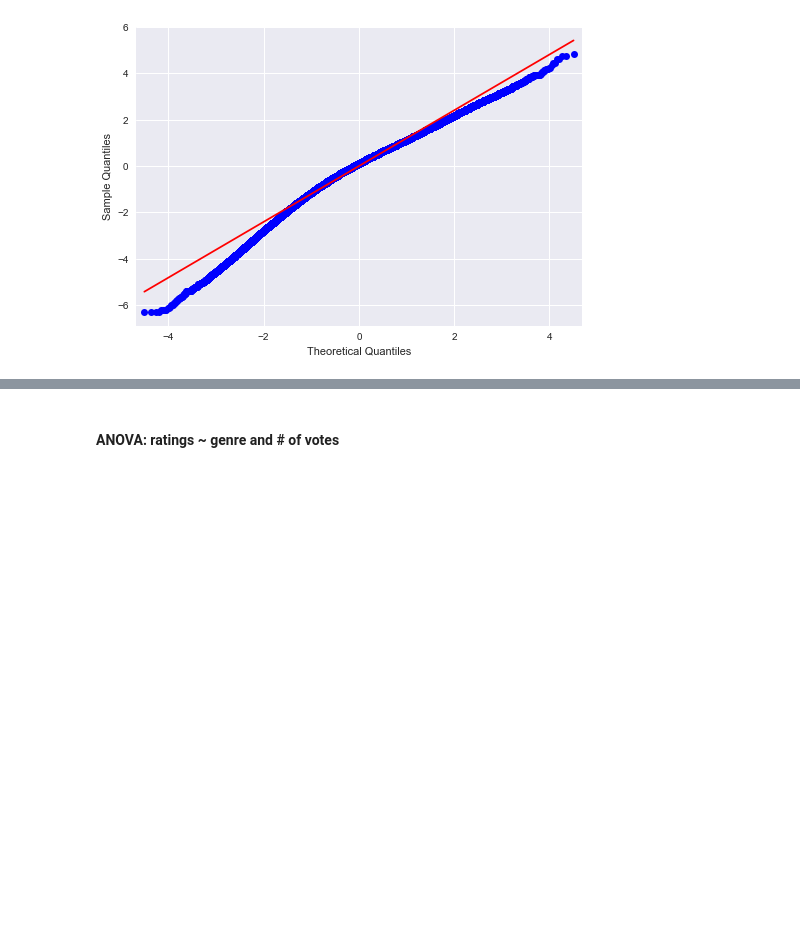
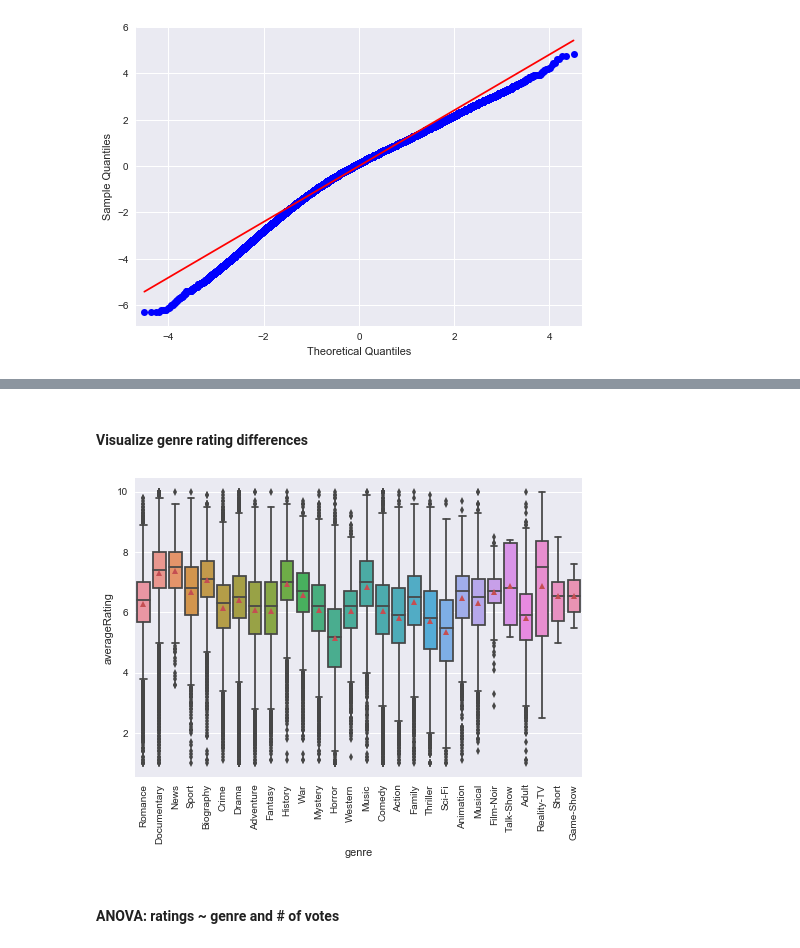
Before and after one commit to Amjaad/MoviesProject, a Jupyter notebook: twowayanova.ipynb, the cells around one changed output, grey strips where cells are left out. Saved outputs shown, nothing was run; the diff lists cells and outputs as text; code cells hidden in the pictures; blank space fills up the shorter version.

Commit message:
added boxplot to genre ratings

```diff
--- a/twowayanova.ipynb
+++ b/twowayanova.ipynb
@@ -69,3 +91,11 @@ plt.show()
+# %% [markdown]
+#### Visualize genre rating differences
+# %%
+sns.boxplot(x=df['genre'], y=df['averageRating'], showmeans=True)
+plt.xticks(rotation=90)
+plt.show()
+# %% [output]
+[figure, added]
 # %% [markdown]
 #### ANOVA: ratings ~ genre and # of votes
 # %%
```
Also changed, not shown: parts of 2 cells of this notebook.
